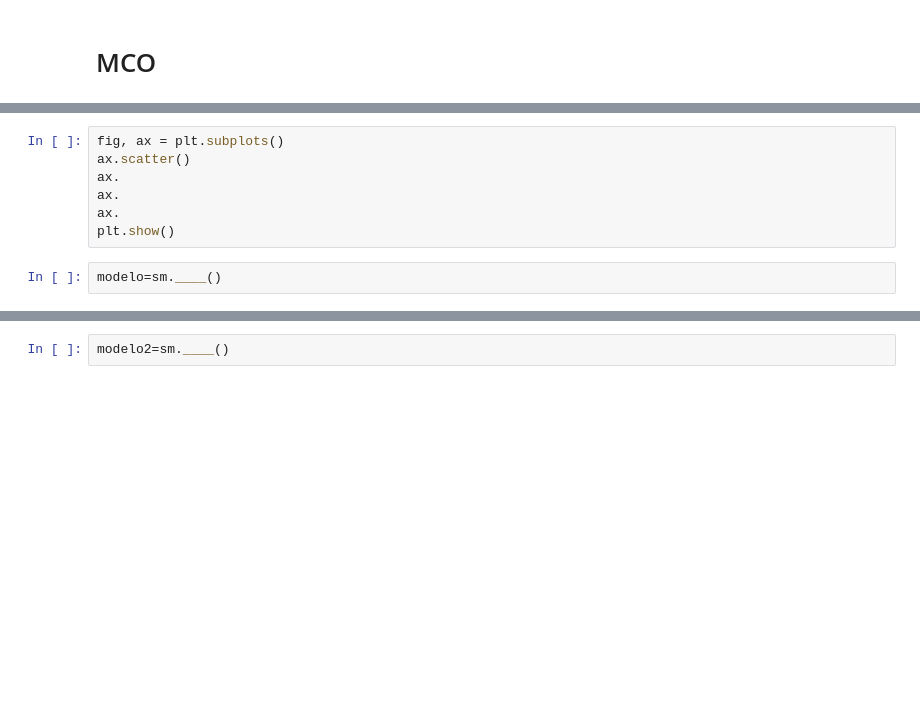
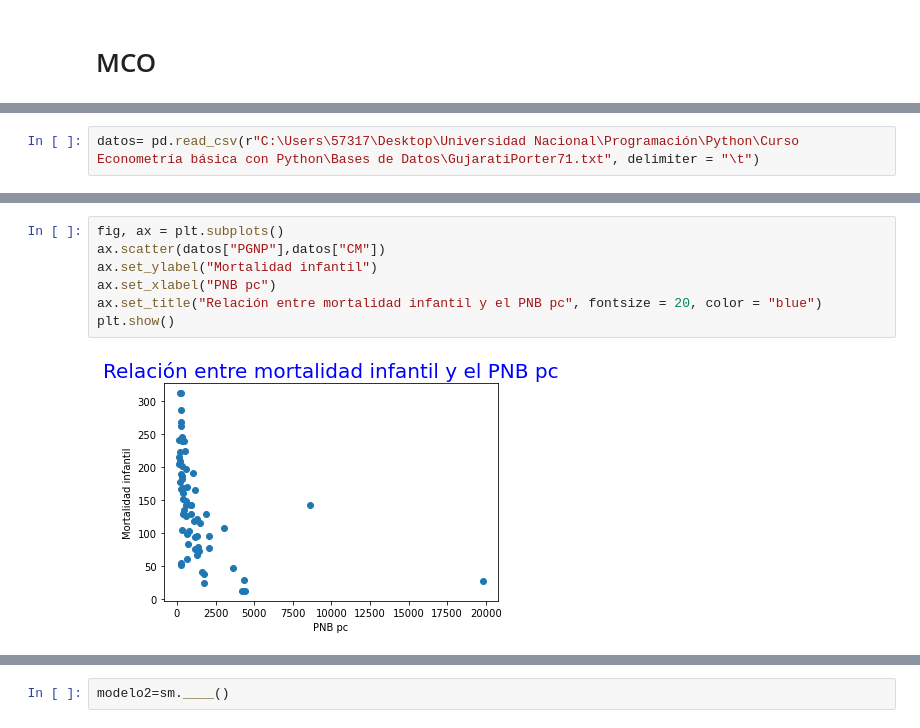
Before and after one commit to JuanAcevedoEcon/Econometria-basica-con-Python, a Jupyter notebook: Scripts/(2) MCO.ipynb, the cells around one changed output, grey strips where cells are left out. Saved outputs shown, nothing was run; the diff lists cells and outputs as text; blank space fills up the shorter version.

```diff
--- a/Scripts/(2) MCO.ipynb
+++ b/Scripts/(2) MCO.ipynb
@@ -75,0 +157,2 @@ datos= pd.read_csv(_"\GujaratiPorter71.txt", __________="")
+# %%
+datos= pd.read_csv(r"C:\Users\57317\Desktop\Universidad Nacional\Programación\Python\Curso Econometría básica con Python\Bases de Datos\GujaratiPorter71.txt", delimiter = "\t")
@@ -76,9 +168,9 @@ datos= pd.read_csv(_"\GujaratiPorter71.txt", __________="")
 # %%
 fig, ax = plt.subplots()
-ax.scatter()
-ax.
-ax.
-ax.
+ax.scatter(datos["PGNP"],datos["CM"])
+ax.set_ylabel("Mortalidad infantil")
+ax.set_xlabel("PNB pc")
+ax.set_title("Relación entre mortalidad infantil y el PNB pc", fontsize = 20, color = "blue")
 plt.show()
+# %% [output]
+[figure, added]
-# %%
-modelo=sm.____()
```
Also changed, not shown: parts of 20 cells of this notebook, 5 other files.
